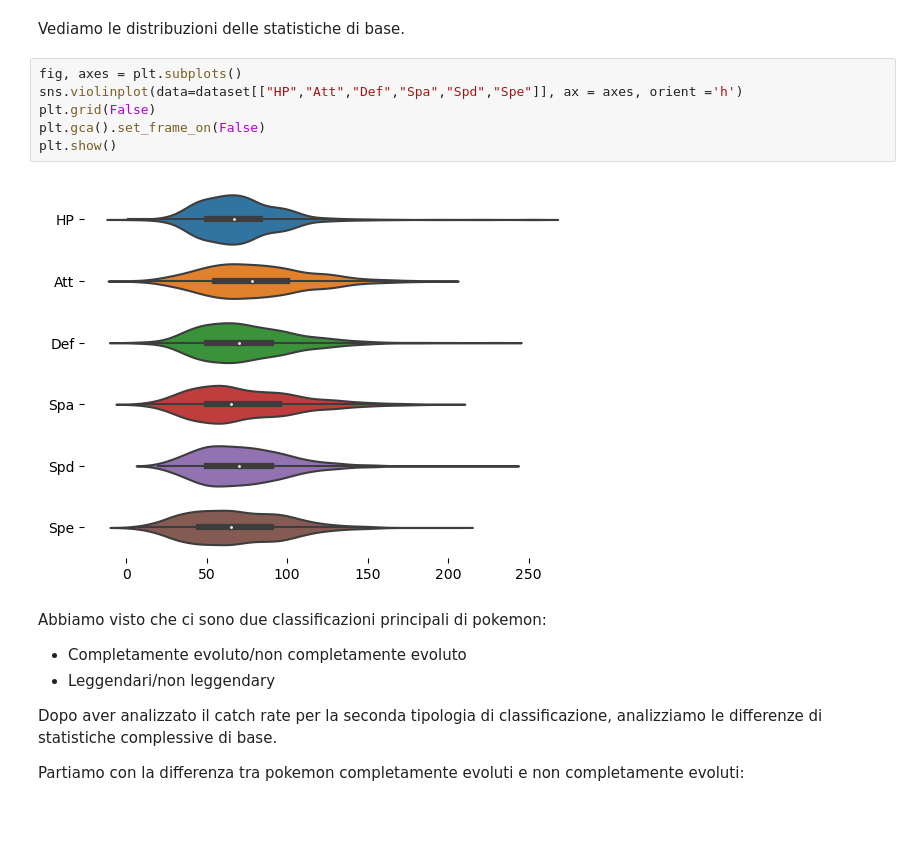
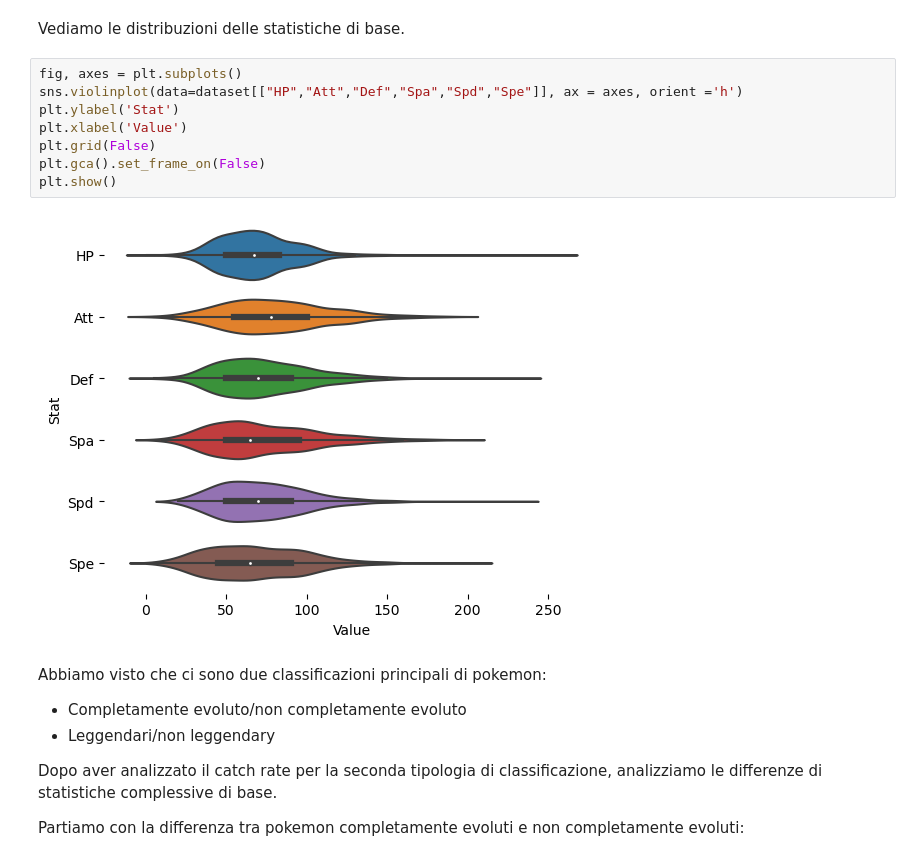
Before and after one commit to Mantotheale/PokemonScientificVisualization, a Jupyter notebook: Pokemon_notebook.ipynb, the cells around one changed output. Saved outputs shown, nothing was run; the diff lists cells and outputs as text; blank space fills up the shorter version.

```diff
--- a/Pokemon_notebook.ipynb
+++ b/Pokemon_notebook.ipynb
@@ -179,11 +185,13 @@ Vediamo le distribuzioni delle statistiche di base.
 # %%
 fig, axes = plt.subplots()
 sns.violinplot(data=dataset[["HP","Att","Def","Spa","Spd","Spe"]], ax = axes, orient ='h')
+plt.ylabel('Stat')
+plt.xlabel('Value')
 plt.grid(False)
 plt.gca().set_frame_on(False)
 plt.show()
 # %% [output]
-[figure, old version]
+[figure, new version]
 # %% [markdown]
 Abbiamo visto che ci sono due classificazioni principali di pokemon:
 <ul>
```
Also changed, not shown: parts of 20 cells of this notebook.
